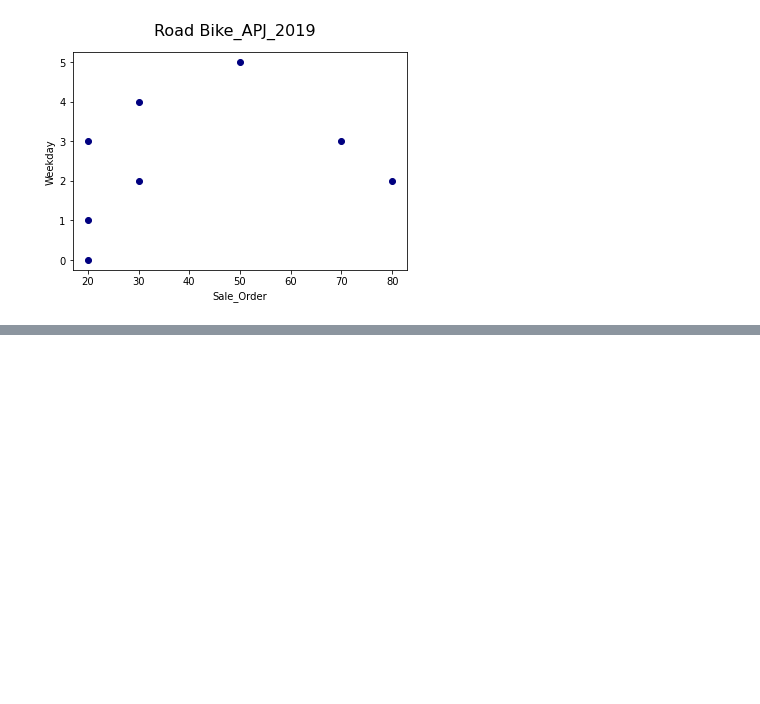
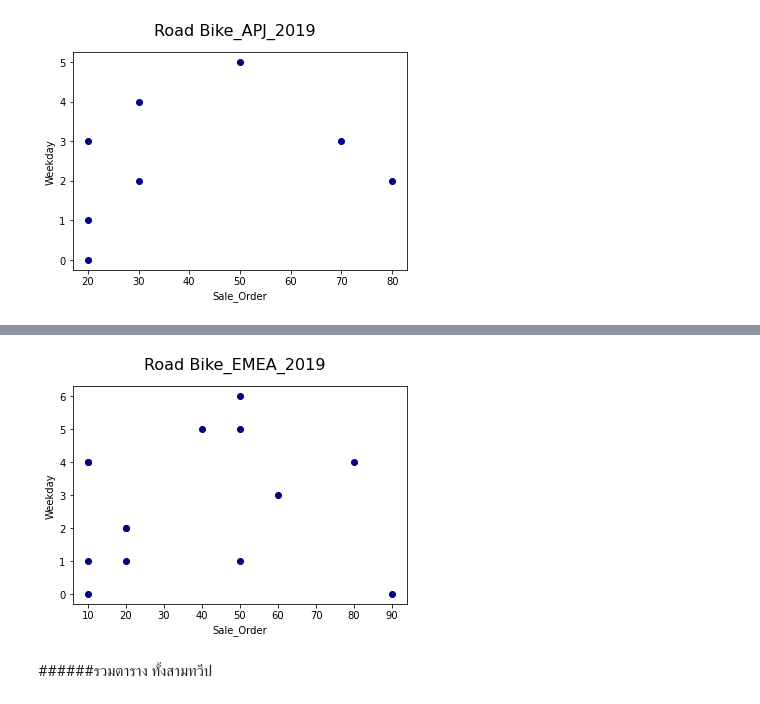
Before and after one commit to nicha0524/DPDM2021, a Jupyter notebook: Untitled11.ipynb, the cells around one changed output, grey strips where cells are left out. Saved outputs shown, nothing was run; the diff lists cells and outputs as text; code cells hidden in the pictures; blank space fills up the shorter version.

```diff
--- a/Untitled11.ipynb
+++ b/Untitled11.ipynb
@@ -387,0 +412,14 @@ plt.show()
+# %%
+RO_EMEA_2019=RO_EMEA[RO_EMEA['year']==2019]
+# %%
+RO_EMEA_19=RO_EMEA_2019.sort_values(by='mount').drop([1072,1167,1260,1287,1850])#ตัดข้อมูลที่สั่งในวันเดียวกันที่มีจำนวนคำสั่งซื้อน้อยกว่าทิ้ง
+# %%
+ORDER_RO_A=RO_EMEA_19['SALESORDERITEM']
+WEEKDAY_RO_A=RO_EMEA_19['weekday']
+plt.scatter(ORDER_RO_A,WEEKDAY_RO_A,color='navy') #พบว่าวันที่มีคำสังซื้อเยอะที่สุดคือวันอาทิตย์
+plt.ylabel('Weekday')
+plt.xlabel('Sale_Order')
+plt.suptitle('Road Bike_EMEA_2019',fontsize=16)
+plt.show()
+# %% [output]
+[figure, added]
@@ -387,0 +428,2 @@ plt.show()
+# %% [markdown]
+######รวมตาราง ทั้งสามทวีป
```
Also changed, not shown: parts of 40 cells of this notebook.
